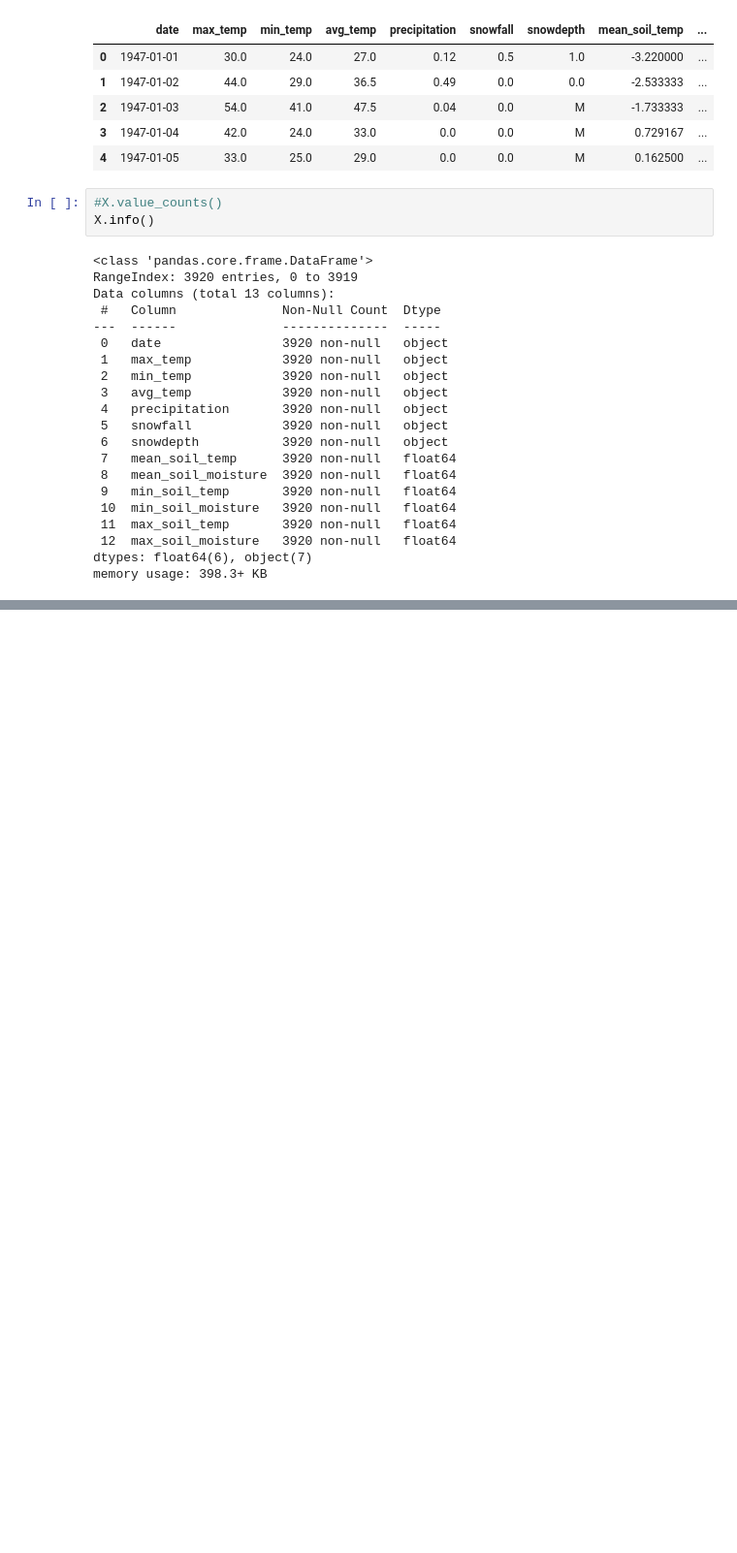
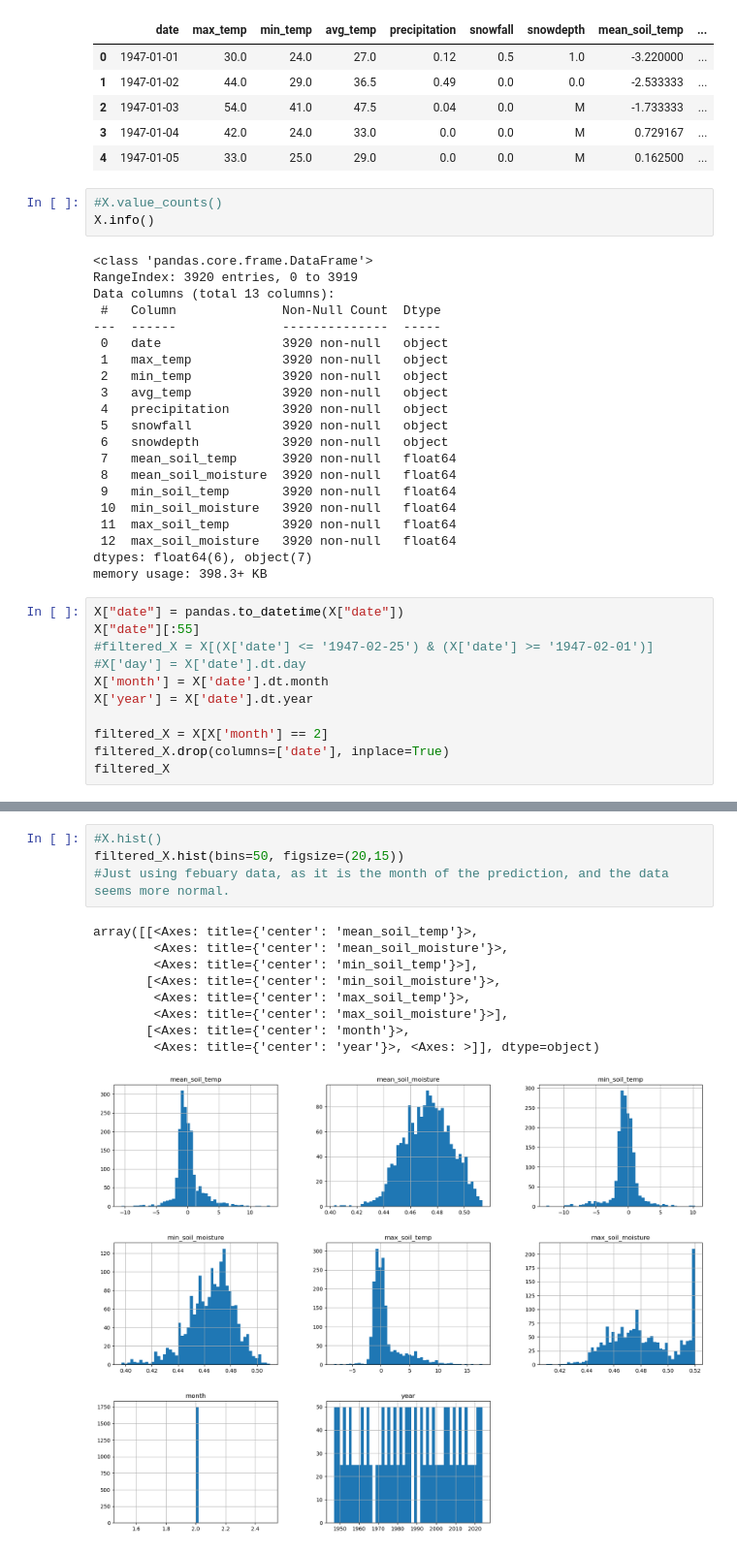
Before and after one commit to bradenkirkpatrick/Machine-Learning-Project-1, a Jupyter notebook: GroundHogProblem.ipynb, the cells around one changed output, grey strips where cells are left out. Shown: that part at 97% size. Cells and saved outputs as stored; diff of their text form; blank space fills up the shorter version.

```diff
--- a/GroundHogProblem.ipynb
+++ b/GroundHogProblem.ipynb
@@ -103,3 +110,14 @@ Data columns (total 13 columns):
  12  max_soil_moisture   3920 non-null   float64
 dtypes: float64(6), object(7)
 memory usage: 398.3+ KB
+# %%
+X["date"] = pandas.to_datetime(X["date"])
+X["date"][:55]
+#filtered_X = X[(X['date'] <= '1947-02-25') & (X['date'] >= '1947-02-01')]
+#X['day'] = X['date'].dt.day
+X['month'] = X['date'].dt.month
+X['year'] = X['date'].dt.year
+
+filtered_X = X[X['month'] == 2]
+filtered_X.drop(columns=['date'], inplace=True)
+filtered_X
@@ -105,0 +142,14 @@ memory usage: 398.3+ KB
+# %%
+#X.hist()
+filtered_X.hist(bins=50, figsize=(20,15))
+#Just using febuary data, as it is the month of the prediction, and the data seems more normal.
+# %% [output]
+array([[<Axes: title={'center': 'mean_soil_temp'}>,
+        <Axes: title={'center': 'mean_soil_moisture'}>,
+        <Axes: title={'center': 'min_soil_temp'}>],
+       [<Axes: title={'center': 'min_soil_moisture'}>,
+        <Axes: title={'center': 'max_soil_temp'}>,
+        <Axes: title={'center': 'max_soil_moisture'}>],
+       [<Axes: title={'center': 'month'}>,
+        <Axes: title={'center': 'year'}>, <Axes: >]], dtype=object)
+[figure, added]
```
Also changed, not shown: parts of 6 cells of this notebook.
